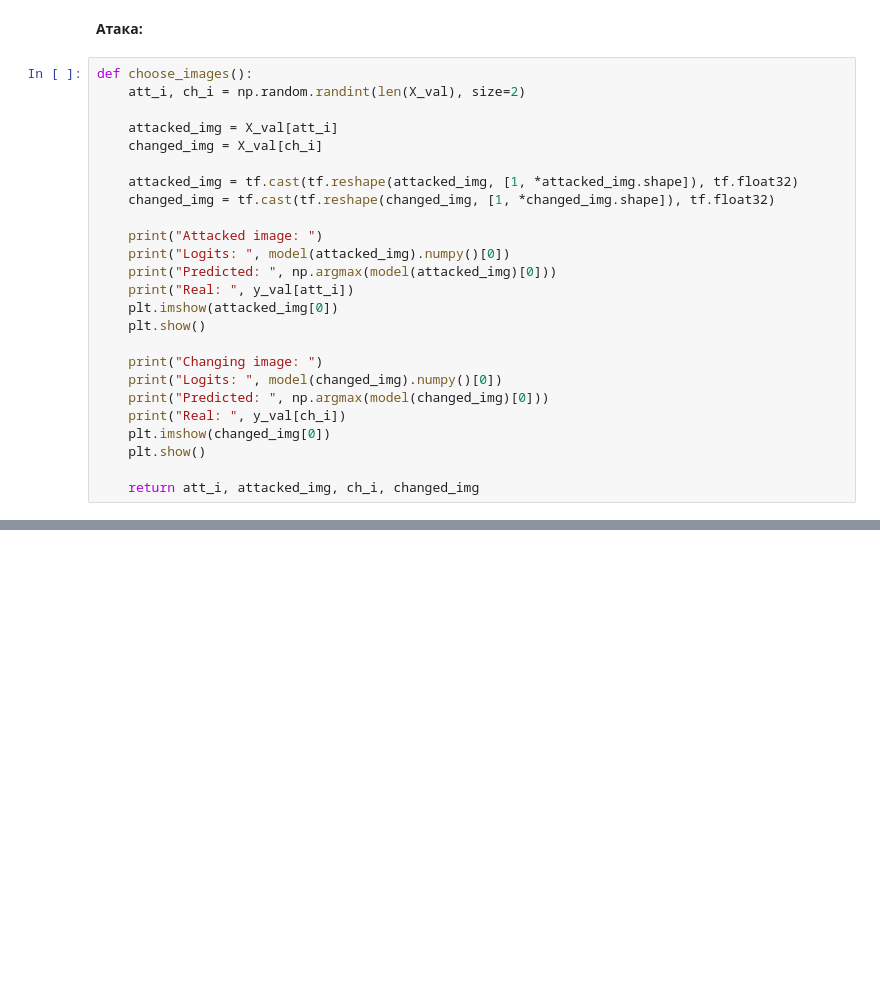
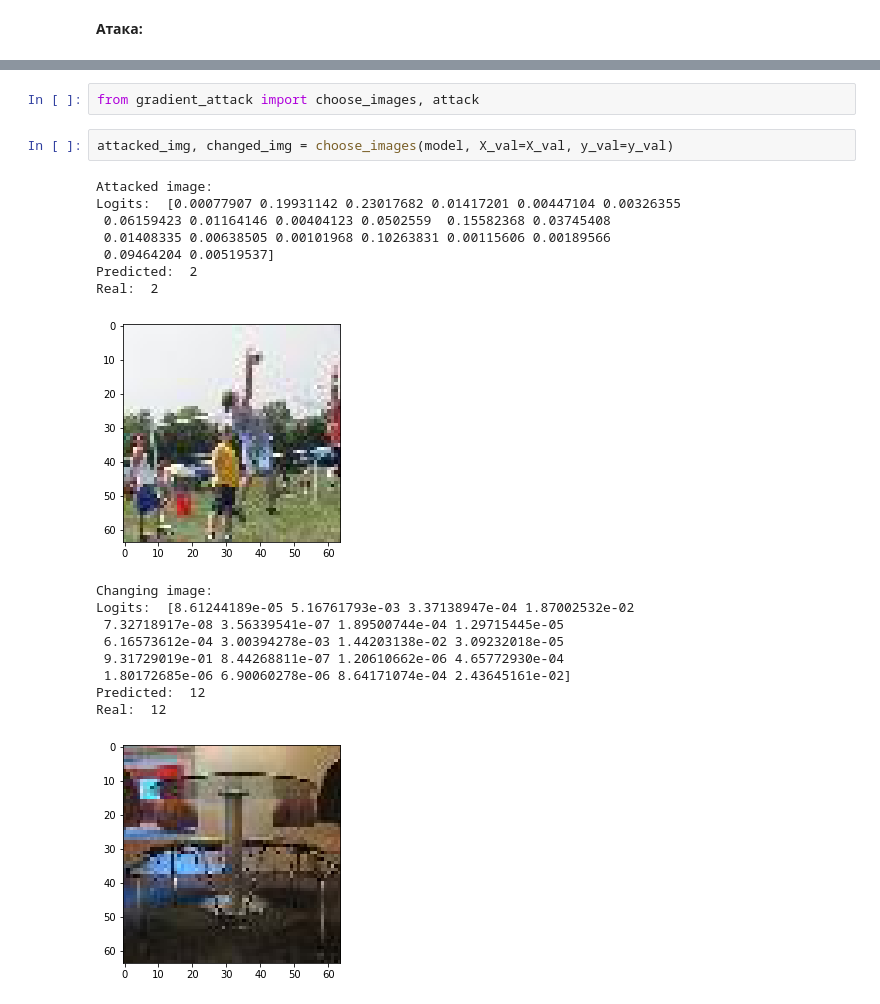
Before and after one commit to sava-stepurin/graduate_work, a Jupyter notebook: RevNet/simple_RevNet.ipynb, the cells around one changed output, grey strips where cells are left out. Saved outputs shown, nothing was run; the diff lists cells and outputs as text; blank space fills up the shorter version.

```diff
--- a/RevNet/simple_RevNet.ipynb
+++ b/RevNet/simple_RevNet.ipynb
@@ -1011,27 +973,2 @@ model.load_weights("revnet_with_dense_imagenet.hdf5")
 # %% [markdown]
 **Атака:**
-# %%
-def choose_images():
-    att_i, ch_i = np.random.randint(len(X_val), size=2)
-
-    attacked_img = X_val[att_i]
-    changed_img = X_val[ch_i]
-
-    attacked_img = tf.cast(tf.reshape(attacked_img, [1, *attacked_img.shape]), tf.float32)
-    changed_img = tf.cast(tf.reshape(changed_img, [1, *changed_img.shape]), tf.float32)
-
-    print("Attacked image: ")
-    print("Logits: ", model(attacked_img).numpy()[0])
-    print("Predicted: ", np.argmax(model(attacked_img)[0]))
-    print("Real: ", y_val[att_i])
-    plt.imshow(attacked_img[0])
-    plt.show()
-
-    print("Changing image: ")
-    print("Logits: ", model(changed_img).numpy()[0])
-    print("Predicted: ", np.argmax(model(changed_img)[0]))
-    print("Real: ", y_val[ch_i])
-    plt.imshow(changed_img[0])
-    plt.show()
-
-    return att_i, attacked_img, ch_i, changed_img
@@ -1079 +975,23 @@ Real:  11
+# %%
+from gradient_attack import choose_images, attack
+# %%
+attacked_img, changed_img = choose_images(model, X_val=X_val, y_val=y_val)
+# %% [output]
+Attacked image:
+Logits:  [0.00077907 0.19931142 0.23017682 0.01417201 0.00447104 0.00326355
+ 0.06159423 0.01164146 0.00404123 0.0502559  0.15582368 0.03745408
+ 0.01408335 0.00638505 0.00101968 0.10263831 0.00115606 0.00189566
+ 0.09464204 0.00519537]
+Predicted:  2
+Real:  2
+[figure, added]
+Changing image:
+Logits:  [8.61244189e-05 5.16761793e-03 3.37138947e-04 1.87002532e-02
+ 7.32718917e-08 3.56339541e-07 1.89500744e-04 1.29715445e-05
+ 6.16573612e-04 3.00394278e-03 1.44203138e-02 3.09232018e-05
+ 9.31729019e-01 8.44268811e-07 1.20610662e-06 4.65772930e-04
+ 1.80172685e-06 6.90060278e-06 8.64171074e-04 2.43645161e-02]
+Predicted:  12
+Real:  12
+[figure, added]
 # %%
```
Also changed, not shown: parts of 40 cells of this notebook, 2 other files.
